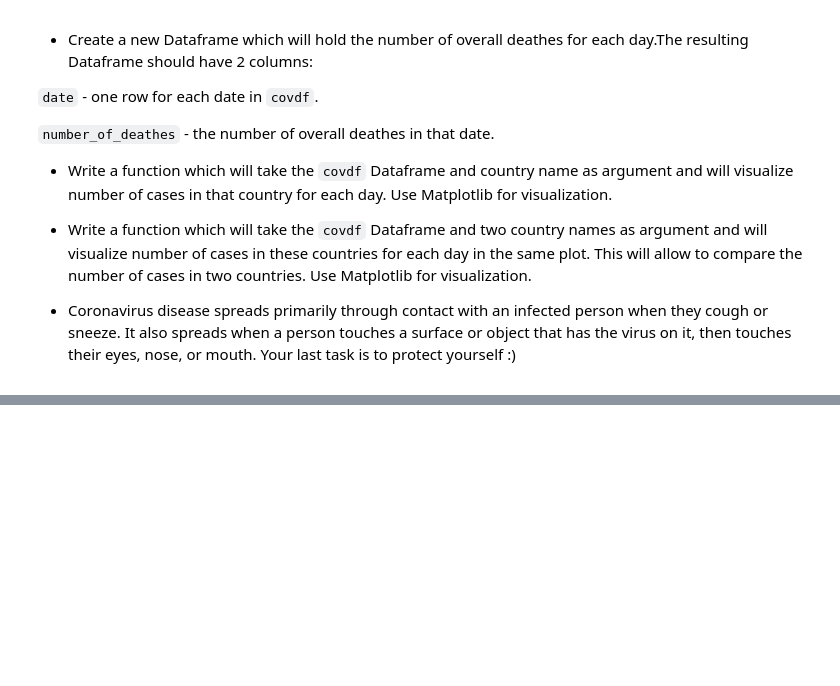
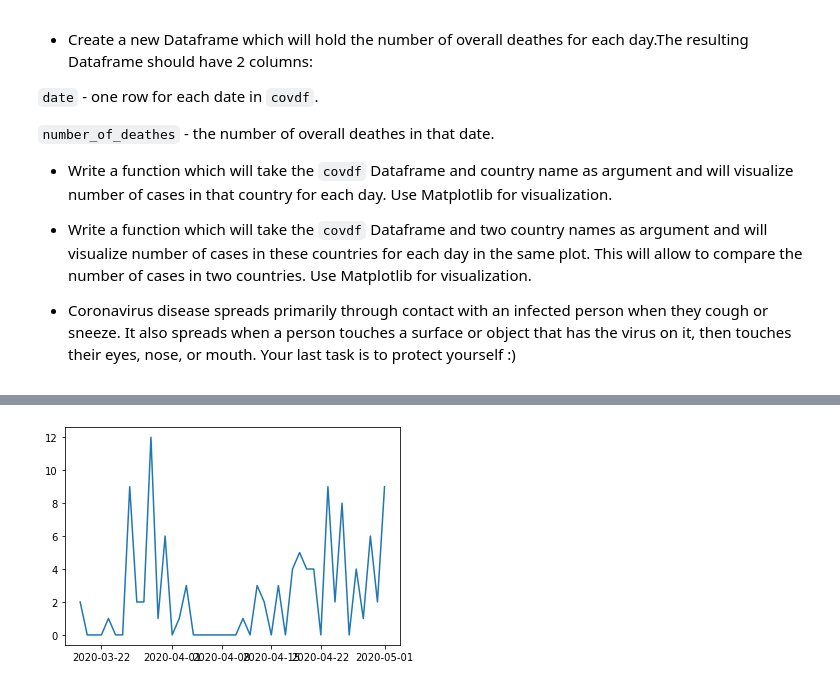
Before and after one commit to DavudSafarli/multimedia, a Jupyter notebook: Data Preprocessing - Project (COVID19).ipynb, the cells around one changed output, grey strips where cells are left out. Cells and saved outputs as stored; diff of their text form; code cells hidden in the pictures; blank space fills up the shorter version.

```diff
--- a/Data Preprocessing - Project (COVID19).ipynb
+++ b/Data Preprocessing - Project (COVID19).ipynb
@@ -59,0 +62,5 @@ Coronavirus (COVID-19) is an infectious disease caused by a new virus, which cau
+# %%
+# Read the data into Pandas Dataframe and name it covdf
+covdf = pd.read_excel("COVID-19-geographic-disbtribution-worldwide.xlsx")
+# Check that Dataframe columns are properly read.
+covdf.head()
@@ -59,0 +74,7 @@ Coronavirus (COVID-19) is an infectious disease caused by a new virus, which cau
+# %%
+# For each country in the covdf Dataframe, determine date of the first confirmed case.
+# Store result as a Pandas Dataframe as well. The resulting Dataframe should have 4 columns:
+# country_name,case_date,pop_data,cases
+res = covdf[["countriesAndTerritories", "dateRep", "popData2018", "cases"]]
+res = res.loc[res.groupby("countriesAndTerritories")["dateRep"].idxmin()]
+res.rename(columns={"countriesAndTerritories": "country_name", "dateRep": "case_date", "popData2018": "pop_data"})
@@ -59,0 +138,13 @@ Coronavirus (COVID-19) is an infectious disease caused by a new virus, which cau
+# %%
+# Write a function which will take the covdf Dataframe and country name as argument
+# and will visualize number of cases in that country for each day. Use Matplotlib for visualization.
+
+import matplotlib.pyplot as plt
+
+def visualizeCasesForCountry(df, countryName):
+    res = df.loc[df["countriesAndTerritories"] == countryName][["dateRep", "cases"]]
+    plt.plot(res["dateRep"], res["cases"])
+# %%
+visualizeCasesForCountry(covdf, "Zambia")
+# %% [output]
+[figure, added]
```
Also changed, not shown: parts of 9 cells of this notebook, 1 other file.
